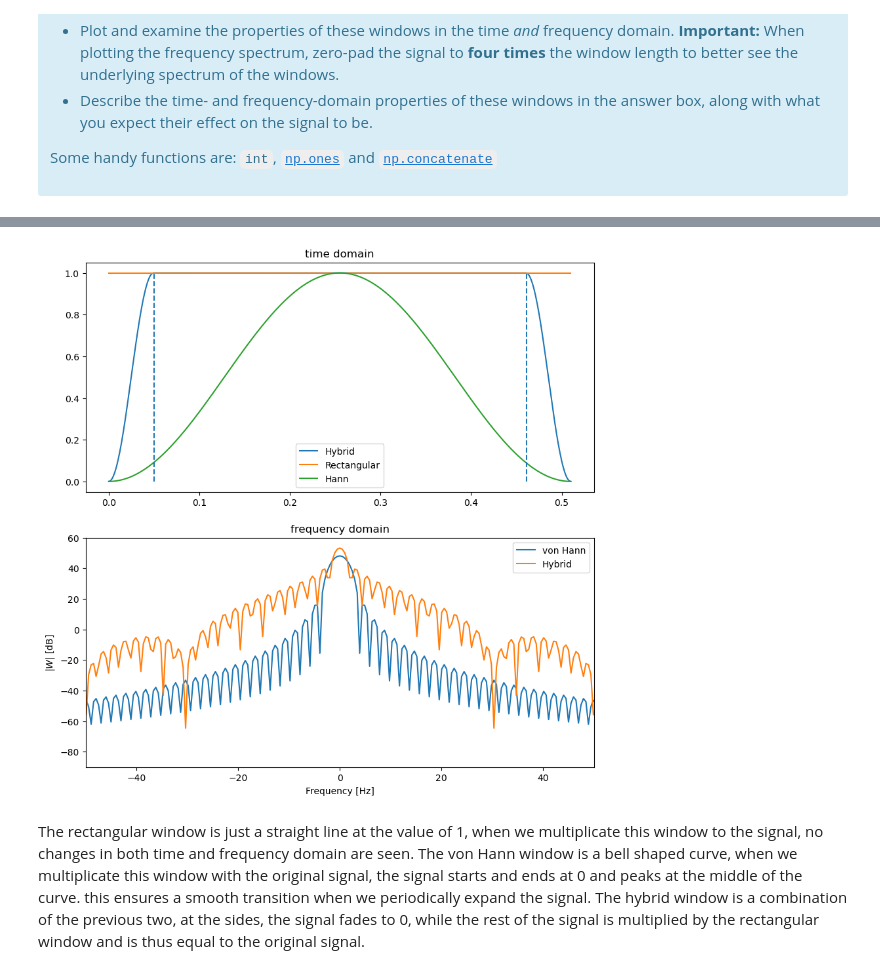
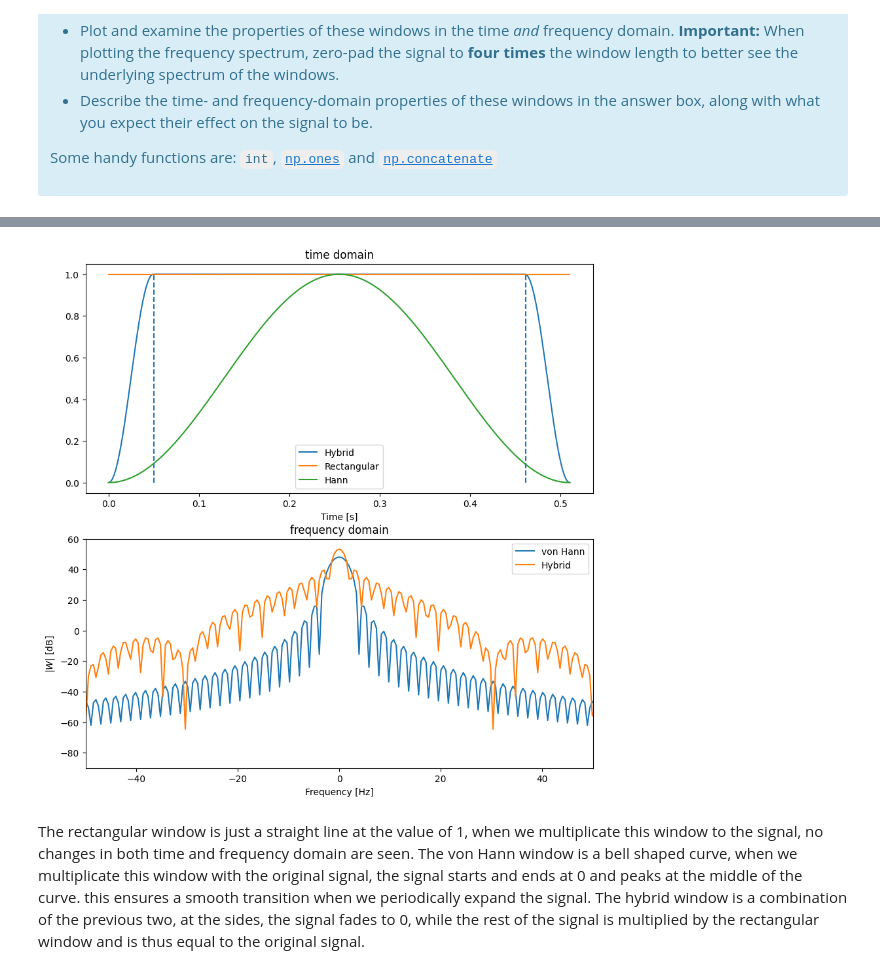
Before and after one commit to mrcocolinho/MSPS-Assignments, a Jupyter notebook: Notebooks/Assignment 1/ex01.ipynb, the cells around one changed output, grey strips where cells are left out. Drawn from its saved outputs; the diff is of its cells as text; code cells hidden in the pictures.

```diff
--- a/Notebooks/Assignment 1/ex01.ipynb
+++ b/Notebooks/Assignment 1/ex01.ipynb
@@ -549,34 +553,35 @@ con= np.concatenate((array_in[0], h_rest, array_out[1]))
 DFT=np.fft.fft(con, con.size*4)
 mag=np.fft.fftshift(np.abs(DFT))
 a=mag.size
 freq= np.fft.fftshift(np.fft.fftfreq(a, d=1/fs))
 
 DFT2=np.fft.fft(h_hann, h_hann.size*4)
 mag2=np.fft.fftshift(np.abs(DFT2))
 a2=mag2.size
 freq2= np.fft.fftshift(np.fft.fftfreq(a2, d=1/fs))
 
 #plot
 fig, (ax1, ax2) = plt.subplots(2,1,figsize=(10,10))
 ax1.plot(n2,con, label='Hybrid')
 ax1.plot(n2, h_ones, label = 'Rectangular')
 ax1.plot(n2,h_hann, label='Hann')
 ax1.vlines((fadein/fs, (511-fadeout)/fs ), 0,1, linestyles='dashed')
 ax1.legend()
+ax1.set_xlabel('Time [s]')
 ax1.set_title('time domain')
 
 ax2.plot(freq2, 20*np.log10(mag2),label='von Hann')
 ax2.plot(freq,20*np.log10(mag),label='Hybrid')
 ax2.set_xlim(-50,50)
 ax2.set_ylim(-90,60)
 ax2.legend()
 ax2.set_title('frequency domain')
 ax2.set_xlabel('Frequency [Hz]')
 ax2.set_ylabel('$|W|$ [dB]')
 
 plt.show()
 # %% [output]
-[figure, old version]
+[figure, new version]
 # %% [markdown]
 The rectangular window is just a straight line at the value of 1, when we multiplicate this window to the signal, no changes in both time and frequency domain are seen. The von Hann window is a bell shaped curve, when we multiplicate this window with the original signal, the signal starts and ends at 0 and peaks at the middle of the curve. this ensures a smooth transition when we periodically expand the signal. The hybrid window is a combination of the previous two, at the sides, the signal fades to 0, while the rest of the signal is multiplied by the rectangular window and is thus equal to the original signal.
 # %% [markdown]
```
Also changed, not shown: parts of 9 cells of this notebook.
